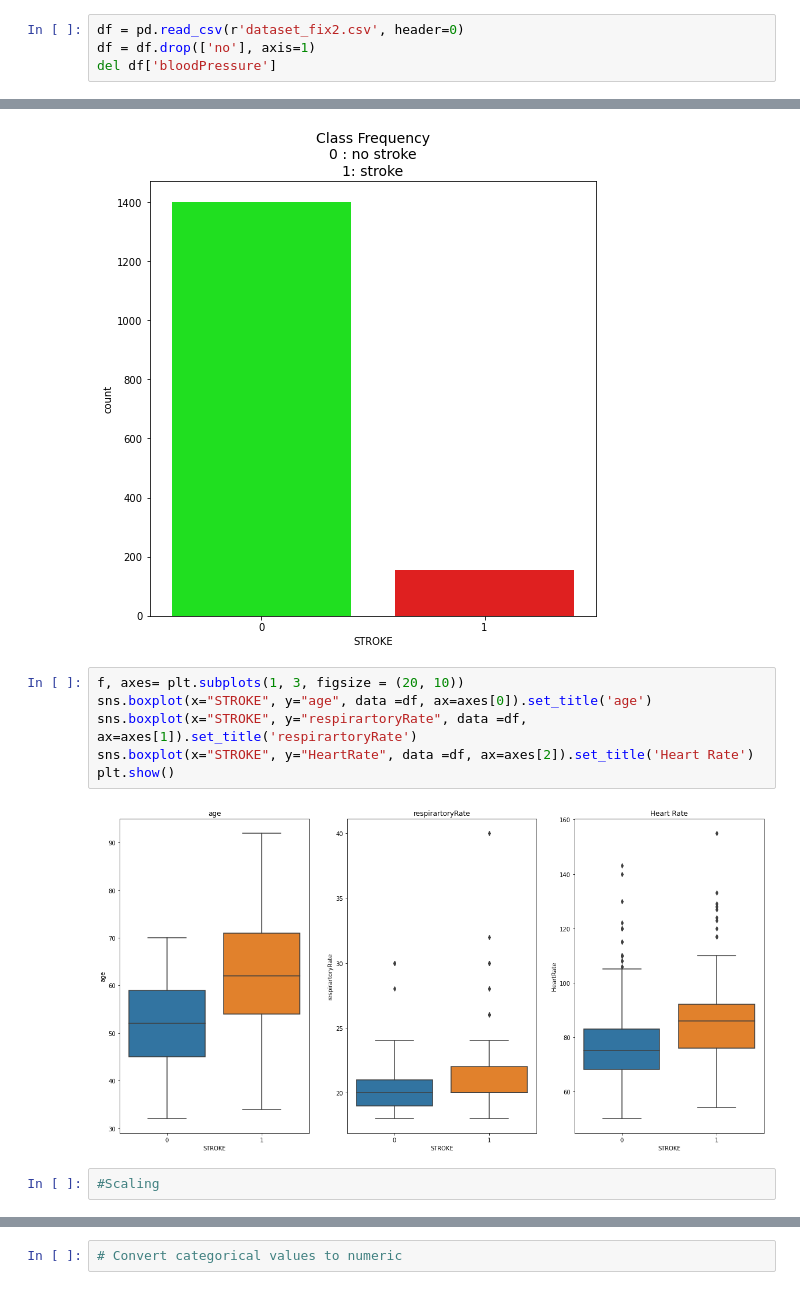
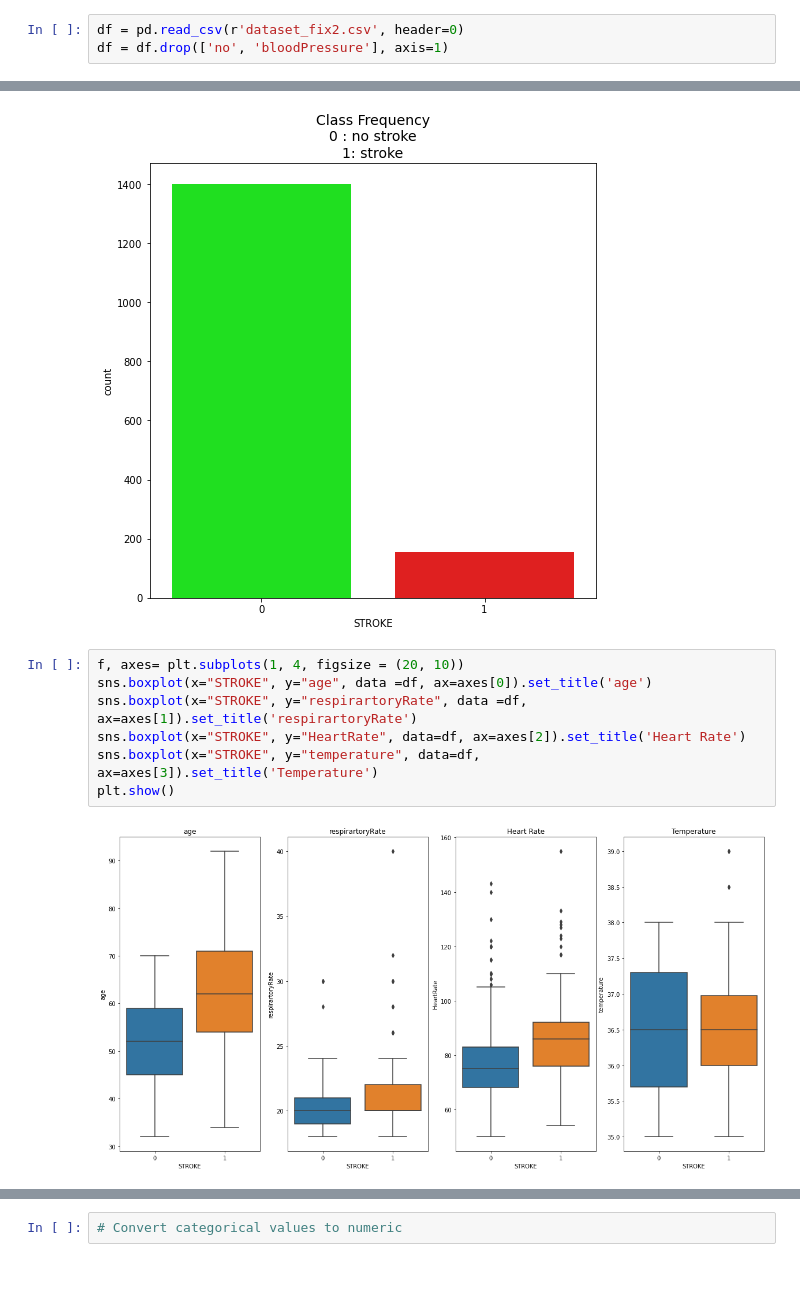
Before and after one commit to grathyaaaa/model-stroke, a Jupyter notebook: stroke-model.ipynb, the cells around one changed output, grey strips where cells are left out. Cells and saved outputs as stored; diff of their text form.

```diff
--- a/stroke-model.ipynb
+++ b/stroke-model.ipynb
@@ -17,8 +18,7 @@ warnings.filterwarnings("ignore")
 seed = 101
 # %%
 df = pd.read_csv(r'dataset_fix2.csv', header=0)
-df = df.drop(['no'], axis=1)
-del df['bloodPressure']
+df = df.drop(['no', 'bloodPressure'], axis=1)
 # %%
 df
 # %% [output]
@@ -56,12 +56,11 @@ plt.title('Class Frequency\n0 : no stroke\n1: stroke', fontsize=14)
 Text(0.5, 1.0, 'Class Frequency\n0 : no stroke\n1: stroke')
 [figure]
 # %%
-f, axes= plt.subplots(1, 3, figsize = (20, 10))
+f, axes= plt.subplots(1, 4, figsize = (20, 10))
 sns.boxplot(x="STROKE", y="age", data =df, ax=axes[0]).set_title('age')
 sns.boxplot(x="STROKE", y="respirartoryRate", data =df, ax=axes[1]).set_title('respirartoryRate')
-sns.boxplot(x="STROKE", y="HeartRate", data =df, ax=axes[2]).set_title('Heart Rate')
+sns.boxplot(x="STROKE", y="HeartRate", data=df, ax=axes[2]).set_title('Heart Rate')
+sns.boxplot(x="STROKE", y="temperature", data=df, ax=axes[3]).set_title('Temperature')
 plt.show()
 # %% [output]
-[figure, old version]
+[figure, new version]
-# %%
-#Scaling
```
Also changed, not shown: parts of 19 cells of this notebook.
